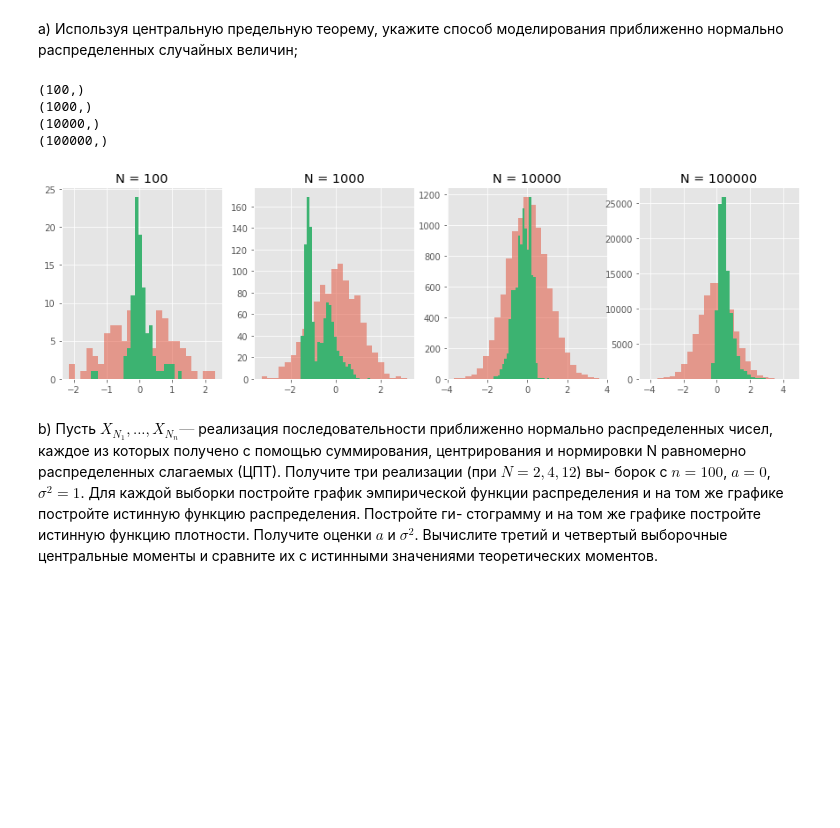
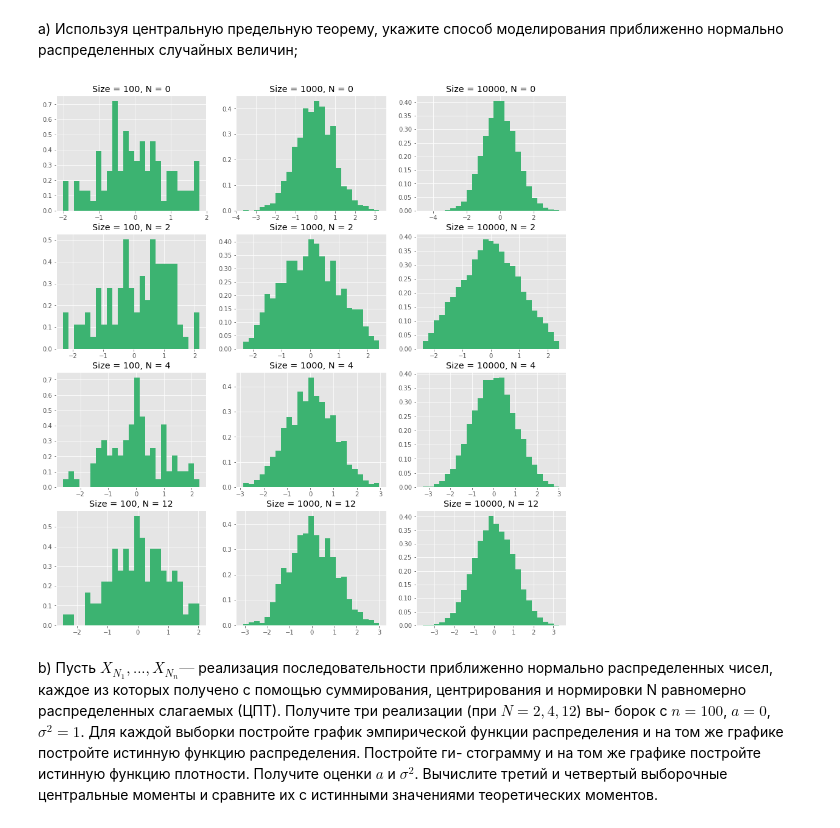
Before and after one commit to Tismoney/math-stat, a Jupyter notebook: home_task_1.ipynb, the cells around one changed output. Cells and saved outputs as stored; diff of their text form; code cells hidden in the pictures; blank space fills up the shorter version.

```diff
--- a/home_task_1.ipynb
+++ b/home_task_1.ipynb
@@ -55,11 +63,11 @@ plt.show()
 # %%
-p, N = 0.4, 1000
-x_ber = make_ber(p, N)
-mu = list(map(lambda k: np.sum(x_ber[:k]), range(1, N)))
-mu = np.array(mu)/np.arange(1, N)
+size, p = 1000, 0.4
+x_ber = make_ber(size, p)
+k_list = np.arange(1, size+1)
+mu_k = np.array(list(map(lambda k: np.sum(x_ber[:k]) / k, k_list)))
 
 plt.figure(figsize=(15, 4))
-plt.plot(np.arange(1, N), mu)
+plt.plot(k_list, mu_k)
 plt.title('Частоты $\mu_k/k$')
 plt.show()
 # %% [output]
@@ -69,9 +77,9 @@ plt.show()
 # %% [markdown]
 a) Предложите способ моделирования независимых случайных величин $X_1, X_2, ..., X_n$, где $$P(X_i \leq t) = 1 − e^{−t/a}, ~ t > 0 ~ (a > 0 - постоянная) ~ i = 1, 2, ..., n.$$
 # %%
-def make_exp(N, a=1):
-    x_unif = rvs(size=N)
-    x_exp = -a*np.log(x_unif)
+def make_exp(size, a=1):
+    x_unif = rvs(size=size)
+    x_exp = -a * np.log(x_unif)
     return x_exp
 # %% [markdown]
 b) Смоделируйте независимые показательно распределенные величины $X_1, X_2, ..., X_n$, с $a = 1$, $n = 100$. Постройте график эмпирической функции распределения и на том же графике построте истинную функцию распределения. Постройте гистограмму и на том же графике постройте истинную
@@ -125,28 +131,26 @@ norm = stats.norm.rvs
 # %%
-def make_norm(N):
-    x_unif = rvs(size=N)
-    mu = 1.0 / 2.0
-    sigma = np.sqrt(1.0 / 12.0)
-    x_norm = list(map(lambda k: (np.sum(x_unif[:k]) - mu * k) / (sigma * np.sqrt(k)), np.arange(1, N+1)))
-    x_norm = np.array(x_norm)
-    print(x_norm.shape)
+def make_norm(size, N=0, mu = 0, sigma = 1):
+    mu_unif = 1. / 2.
+    sigma_unif = np.sqrt(1. / 12.)
+    if N == 0:
+        x_norm = list(map(lambda k: (make_unif(size=k).sum() - mu_unif * k) / (sigma_unif * np.sqrt(k)), np.arange(1, size+1)))
+    else:
+        x_norm = list(map(lambda k: (make_unif(size=N).sum() - mu_unif * N) / (sigma_unif * np.sqrt(N)), np.arange(1, size+1)))
+    x_norm = np.array(x_norm) * sigma + mu
     return x_norm
 # %%
-num_list = [100, 1000, 10000, 100000]
+size_list = [100, 1000, 10000]
+N_list = [0, 2, 4, 12]
 
-fig, ax = plt.subplots(1, len(num_list), figsize=(15, 4))
+fig, ax = plt.subplots(len(N_list), len(size_list), figsize=(5*len(size_list), 4*len(N_list)))
 
-for i, num_x in enumerate(num_list):
-    ax[i].hist(norm(size=num_x), bins=25, alpha=0.5)
-    ax[i].hist(make_norm(num_x), bins=25, color='mediumseagreen')
-    ax[i].set_title('N = ' + str(num_x))
+for j, N in enumerate(N_list):
+    for i, size in enumerate(size_list):
+        ax[j,i].hist(make_norm(size, N), bins=25, color='mediumseagreen', normed=True)
+        ax[j,i].set_title('Size = {}, N = {}'.format(size, N))
 plt.show()
 # %% [output]
-(100,)
-(1000,)
-(10000,)
-(100000,)
-[figure, old version]
+[figure, new version]
 # %% [markdown]
 b) Пусть $X_{N_1} , ..., X_{N_n} —$ реализация последовательности приближенно нормально распределенных
 чисел, каждое из которых получено с помощью суммирования, центрирования и нормировки N
```
Also changed, not shown: parts of 25 cells of this notebook.
